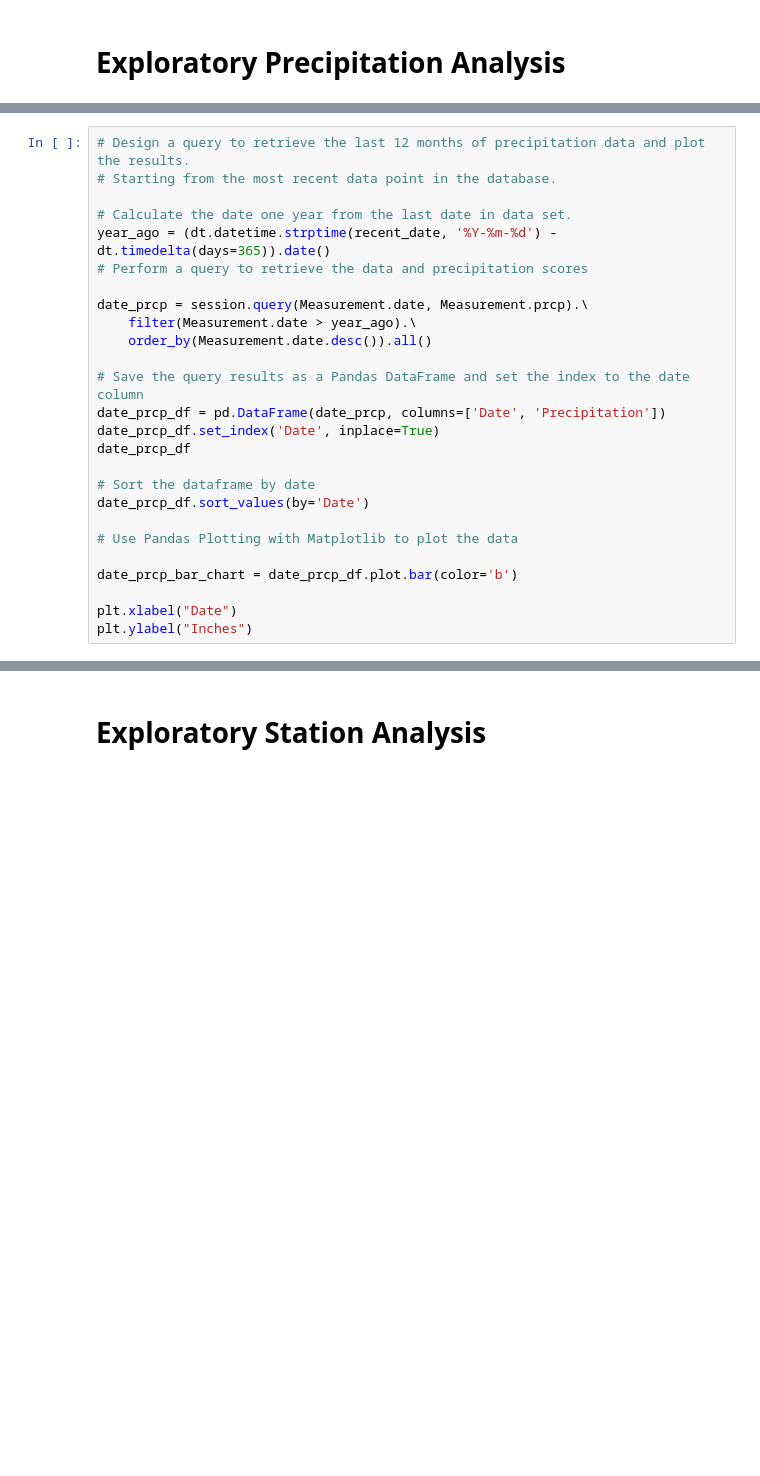
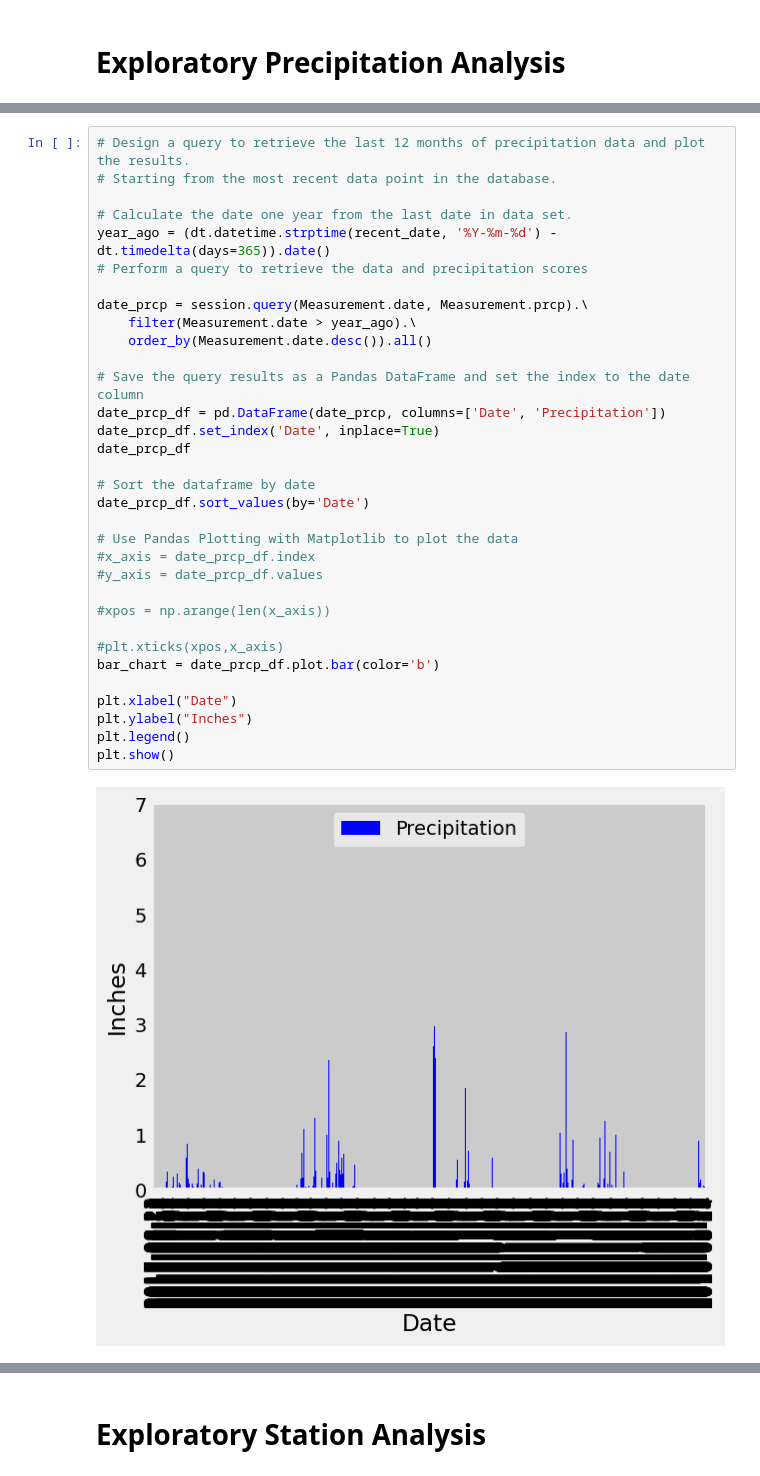
Before and after one commit to AbigailJanvier/sqlalchemy-challenge, a Jupyter notebook: Climate/climate.ipynb, the cells around one changed output, grey strips where cells are left out. Cells and saved outputs as stored; diff of their text form; blank space fills up the shorter version.

```diff
--- a/Climate/climate.ipynb
+++ b/Climate/climate.ipynb
@@ -48,29 +52,38 @@ print(f"The most recent date in the data is" , recent_date)
 # %%
 # Design a query to retrieve the last 12 months of precipitation data and plot the results.
 # Starting from the most recent data point in the database.
 
 # Calculate the date one year from the last date in data set.
 year_ago = (dt.datetime.strptime(recent_date, '%Y-%m-%d') - dt.timedelta(days=365)).date()
 # Perform a query to retrieve the data and precipitation scores
 
 date_prcp = session.query(Measurement.date, Measurement.prcp).\
     filter(Measurement.date > year_ago).\
     order_by(Measurement.date.desc()).all()
 
 # Save the query results as a Pandas DataFrame and set the index to the date column
 date_prcp_df = pd.DataFrame(date_prcp, columns=['Date', 'Precipitation'])
 date_prcp_df.set_index('Date', inplace=True)
 date_prcp_df
 
 # Sort the dataframe by date
 date_prcp_df.sort_values(by='Date')
 
 # Use Pandas Plotting with Matplotlib to plot the data
+#x_axis = date_prcp_df.index
+#y_axis = date_prcp_df.values
 
-date_prcp_bar_chart = date_prcp_df.plot.bar(color='b')
+#xpos = np.arange(len(x_axis))
+
+#plt.xticks(xpos,x_axis)
+bar_chart = date_prcp_df.plot.bar(color='b')
 
 plt.xlabel("Date")
 plt.ylabel("Inches")
+plt.legend()
+plt.show()
+# %% [output]
+[figure, added]
 # %%
 # Use Pandas to calcualte the summary statistics for the precipitation data
 date_prcp_df.describe()
```
Also changed, not shown: parts of 8 cells of this notebook.
